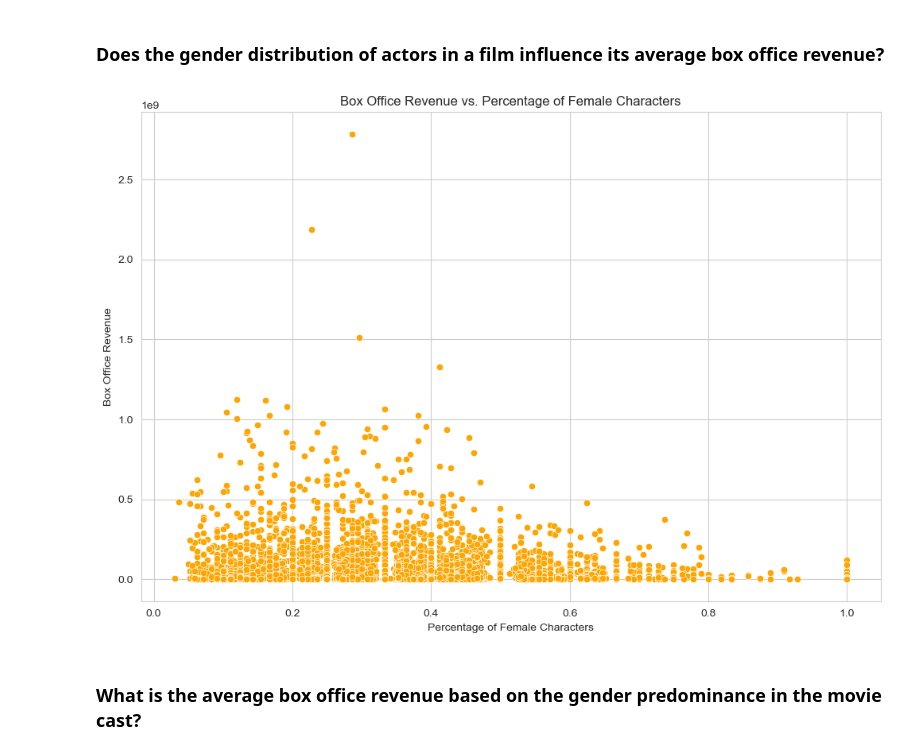
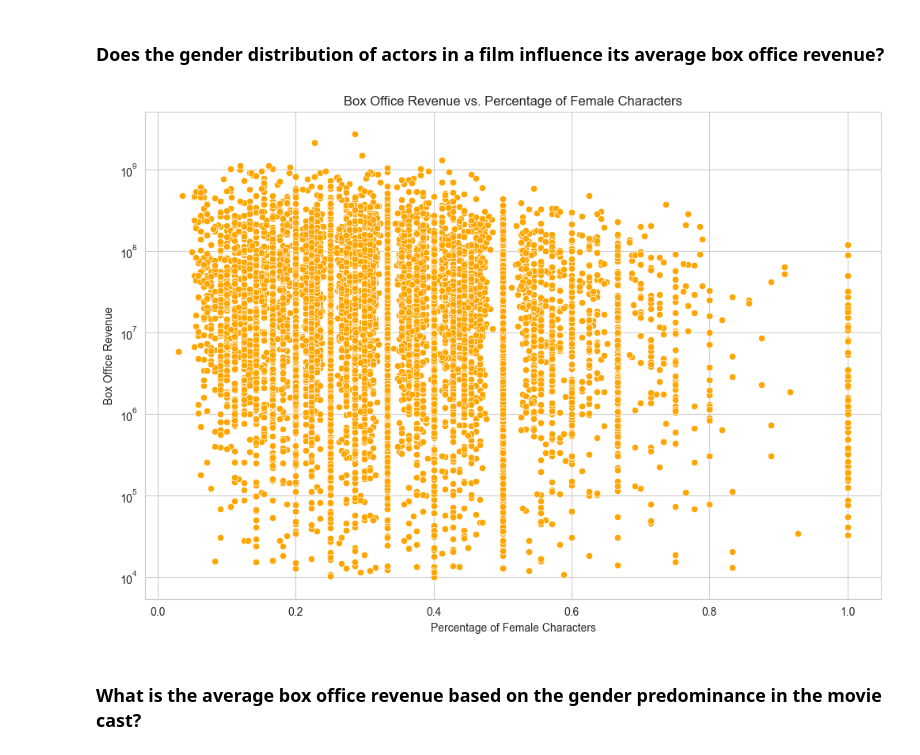
Before and after one commit to epfl-ada/ada-2024-project-awesometeam2024, a Jupyter notebook: results.ipynb, the cells around one changed output. Drawn from its saved outputs; the diff is of its cells as text; code cells hidden in the pictures.

```diff
--- a/results.ipynb
+++ b/results.ipynb
@@ -716,16 +694,17 @@ senior           5.618594e+07  25205  8.205176e+05
 # %%
 # Box office revenue based on the gender of the actors?
 movies_gender_distribution = df_actors_revenues.groupby(['wikipedia_movie_id', 'box_office_revenue'])['actor_gender'].value_counts(normalize=True).unstack().reset_index()
 movies_gender_distribution = movies_gender_distribution.rename(columns={'F': 'Female', 'M': 'Male'})
 
 plt.figure(figsize=(12, 8))
 sns.scatterplot(data=movies_gender_distribution, x='Female', y='box_office_revenue', color='orange')
 plt.xlabel('Percentage of Female Characters')
 plt.ylabel('Box Office Revenue')
+plt.yscale('log')
 plt.title('Box Office Revenue vs. Percentage of Female Characters')
 plt.show()
 # %% [output]
-[figure, old version]
+[figure, new version]
 # %% [markdown]
 ### What is the average box office revenue based on the gender predominance in the movie cast?
 # %%
```
Also changed, not shown: parts of 26 cells of this notebook, 2 other files.
